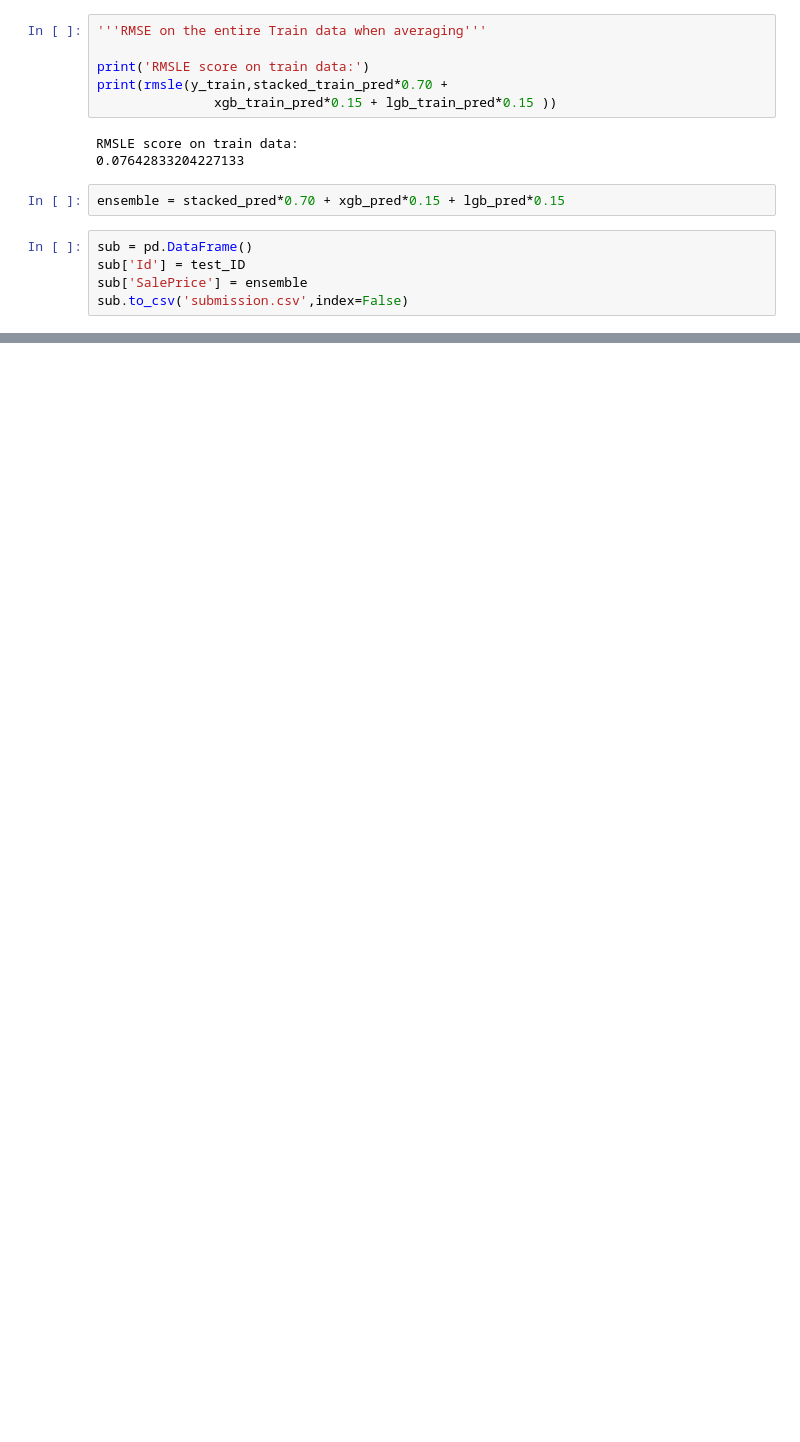
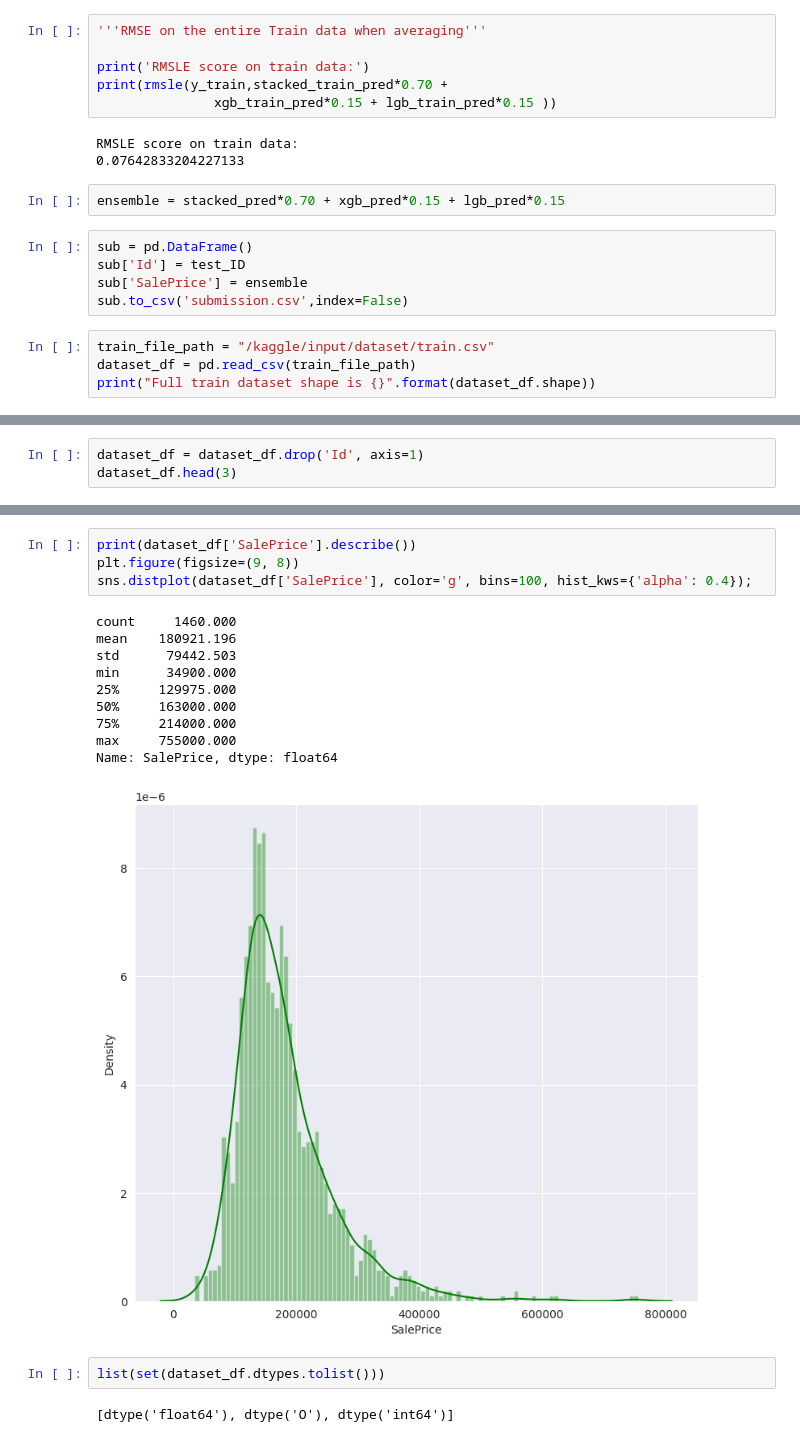
Before and after one commit to ghassantaleb/House-Prices---Advanced-Regression, a Jupyter notebook: house-prices-advanced-regression.ipynb, the cells around one changed output, grey strips where cells are left out. Drawn from its saved outputs; the diff is of its cells as text; blank space fills up the shorter version.

Commit message:
Kaggle Notebook | House Prices - Advanced Regression | Version 2

```diff
--- a/house-prices-advanced-regression.ipynb
+++ b/house-prices-advanced-regression.ipynb
@@ -538,3 +540,7 @@ sub = pd.DataFrame()
 sub['Id'] = test_ID
 sub['SalePrice'] = ensemble
 sub.to_csv('submission.csv',index=False)
+# %%
+train_file_path = "/kaggle/input/dataset/train.csv"
+dataset_df = pd.read_csv(train_file_path)
+print("Full train dataset shape is {}".format(dataset_df.shape))
@@ -540,0 +549,3 @@ sub.to_csv('submission.csv',index=False)
+# %%
+dataset_df = dataset_df.drop('Id', axis=1)
+dataset_df.head(3)
@@ -540,0 +558,19 @@ sub.to_csv('submission.csv',index=False)
+# %%
+print(dataset_df['SalePrice'].describe())
+plt.figure(figsize=(9, 8))
+sns.distplot(dataset_df['SalePrice'], color='g', bins=100, hist_kws={'alpha': 0.4});
+# %% [output]
+count     1460.000
+mean    180921.196
+std      79442.503
+min      34900.000
+25%     129975.000
+50%     163000.000
+75%     214000.000
+max     755000.000
+Name: SalePrice, dtype: float64
+[figure, added]
+# %%
+list(set(dataset_df.dtypes.tolist()))
+# %% [output]
+[dtype('float64'), dtype('O'), dtype('int64')]
```
Also changed, not shown: parts of 21 cells of this notebook.
